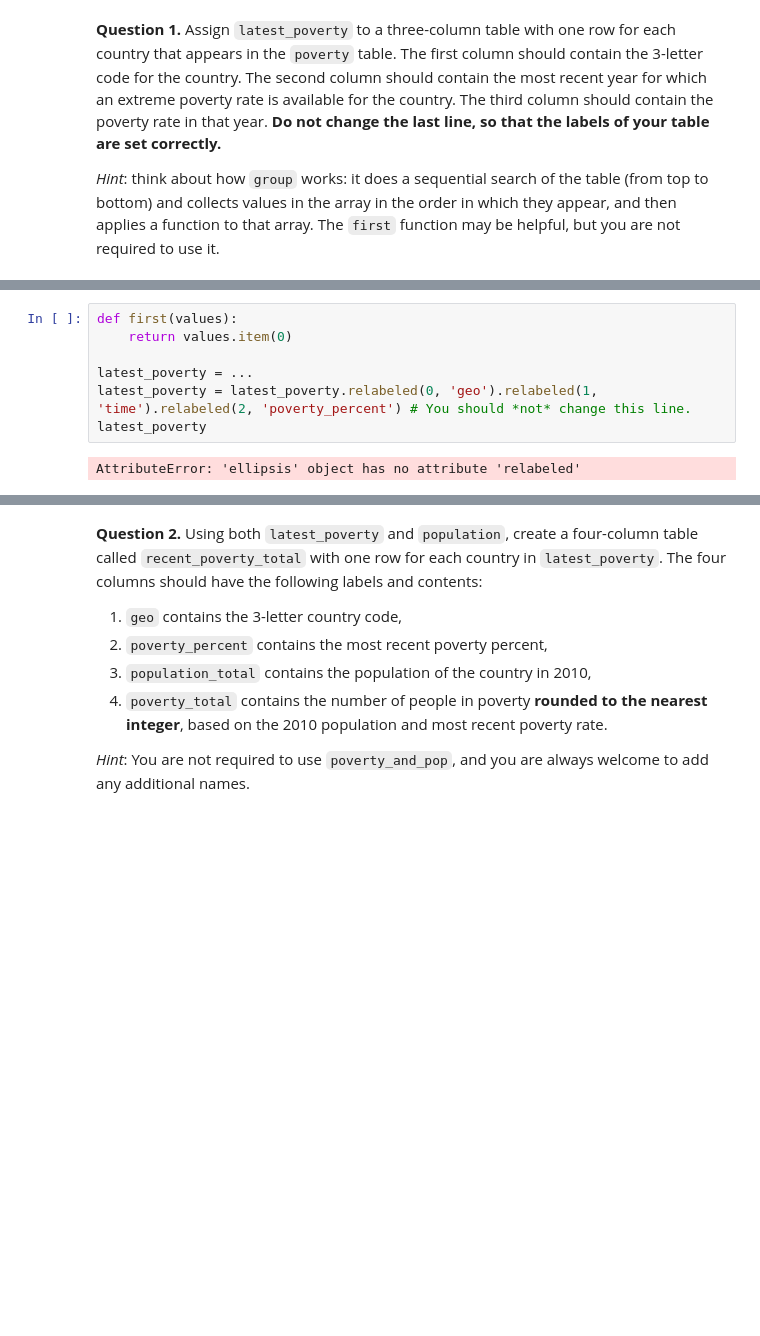
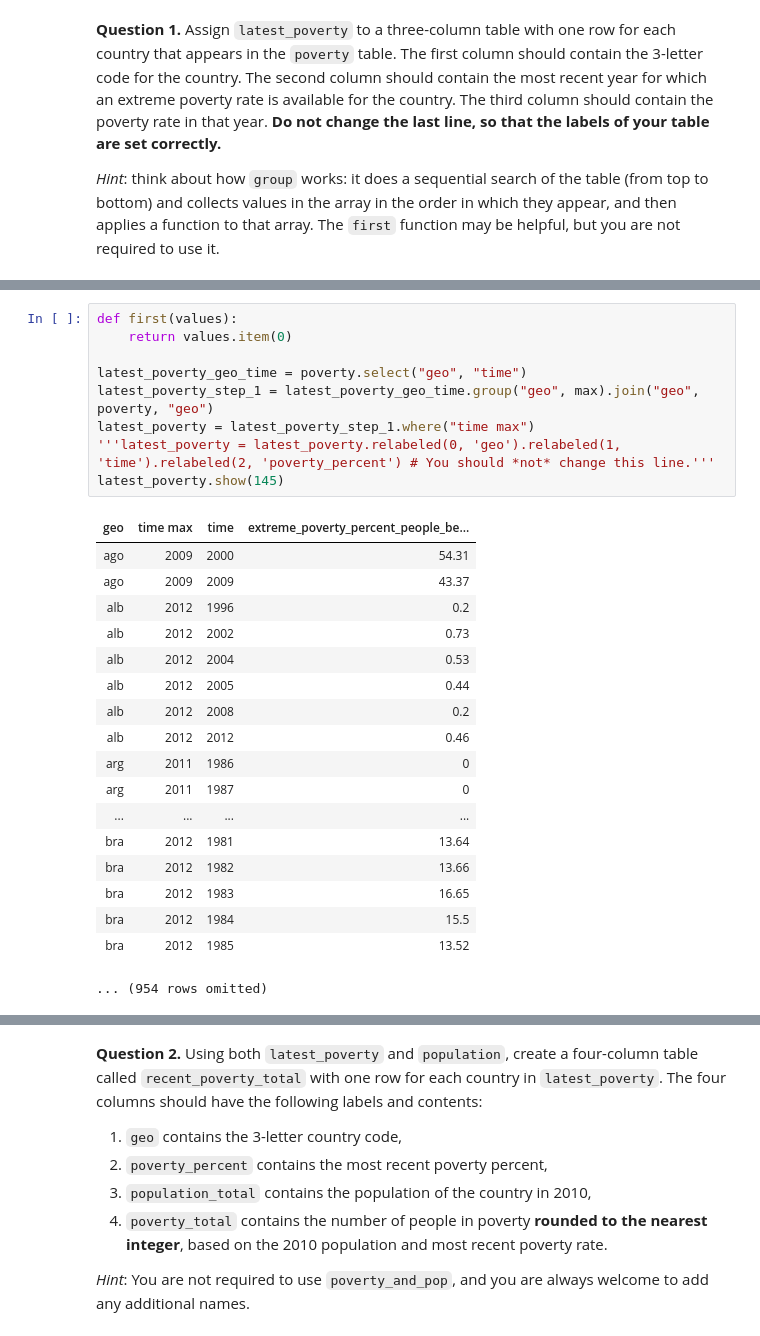
Before and after one commit to fraserr1991/materials-fds, a Jupyter notebook: project/project1/project1.ipynb, the cells around one changed output, grey strips where cells are left out. Saved outputs shown, nothing was run; the diff lists cells and outputs as text; blank space fills up the shorter version.

Commit message:
a little progress on global poverty but lost in filtering today

```diff
--- a/project/project1/project1.ipynb
+++ b/project/project1/project1.ipynb
@@ -629,11 +650,30 @@ poverty.show(3)
 # %%
 def first(values):
     return values.item(0)
 
-latest_poverty = ...
-latest_poverty = latest_poverty.relabeled(0, 'geo').relabeled(1, 'time').relabeled(2, 'poverty_percent') # You should *not* change this line.
-latest_poverty
+latest_poverty_geo_time = poverty.select("geo", "time")
+latest_poverty_step_1 = latest_poverty_geo_time.group("geo", max).join("geo", poverty, "geo")
+latest_poverty = latest_poverty_step_1.where("time max")
+'''latest_poverty = latest_poverty.relabeled(0, 'geo').relabeled(1, 'time').relabeled(2, 'poverty_percent') # You should *not* change this line.'''
+latest_poverty.show(145)
 # %% [output]
+| geo | time max | time | extreme_poverty_percent_people_be... |
+| ago | 2009 | 2000 | 54.31 |
+| ago | 2009 | 2009 | 43.37 |
+| alb | 2012 | 1996 | 0.2 |
+| alb | 2012 | 2002 | 0.73 |
+| alb | 2012 | 2004 | 0.53 |
+| alb | 2012 | 2005 | 0.44 |
+| alb | 2012 | 2008 | 0.2 |
+| alb | 2012 | 2012 | 0.46 |
+| arg | 2011 | 1986 | 0 |
+| arg | 2011 | 1987 | 0 |
+| ... | ... | ... | ... |
+| bra | 2012 | 1981 | 13.64 |
+| bra | 2012 | 1982 | 13.66 |
+| bra | 2012 | 1983 | 16.65 |
+| bra | 2012 | 1984 | 15.5 |
+| bra | 2012 | 1985 | 13.52 |
-AttributeError: 'ellipsis' object has no attribute 'relabeled'
+... (954 rows omitted)
 # %%
 grader.check("q2_1")
```
Also changed, not shown: parts of 14 cells of this notebook, 3 other files.
